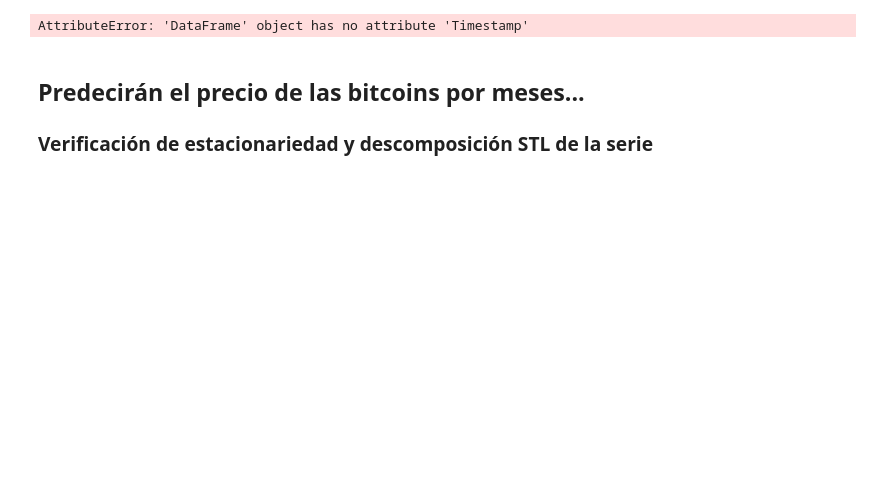
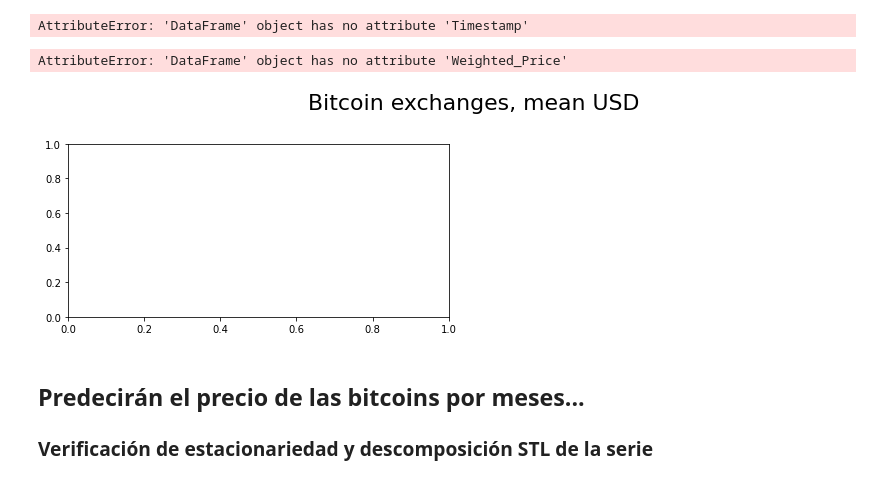
Before and after one commit to the-guti/Sistemas-Inteligentes-Team, a Jupyter notebook: Examen_Parcial_2_SIWoAns.ipynb, the cells around one changed output. Saved outputs shown, nothing was run; the diff lists cells and outputs as text; code cells hidden in the pictures; blank space fills up the shorter version.

```diff
--- a/Examen_Parcial_2_SIWoAns.ipynb
+++ b/Examen_Parcial_2_SIWoAns.ipynb
@@ -593,25 +586,28 @@ AttributeError: 'DataFrame' object has no attribute 'Timestamp'
 # %%
 # PLOTS
 fig = plt.figure(figsize=[15, 7])
 plt.suptitle('Bitcoin exchanges, mean USD', fontsize=22)
 
 plt.subplot(221)
 plt.plot(df.Weighted_Price, '-', label='By Days')
 plt.legend()
 
 plt.subplot(222)
 plt.plot(df_month.Weighted_Price, '-', label='By Months')
-#completa
+plt.legend()
 
 plt.subplot(223)
 plt.plot(df_Q.Weighted_Price, '-', label='By Quarters')
-#completa
+plt.legend()
 
 plt.subplot(224)
 plt.plot(df_year.Weighted_Price, '-', label='By Years')
-#completa
+plt.legend()
 
-#completa
+plt.show()
+# %% [output]
+AttributeError: 'DataFrame' object has no attribute 'Weighted_Price'
+[figure, added]
 # %% [markdown]
 ## Predecirán el precio de las bitcoins por meses...
 ### Verificación de estacionariedad y descomposición STL de la serie
```
Also changed, not shown: parts of 3 cells of this notebook.
